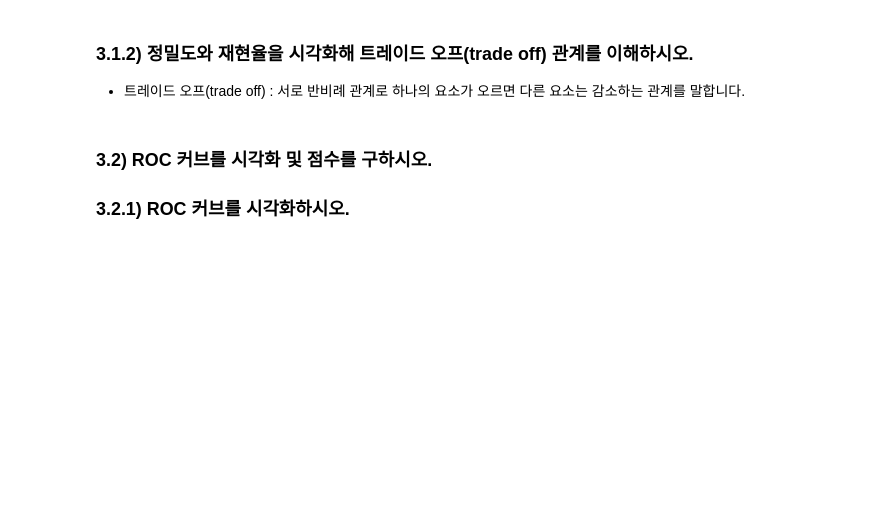
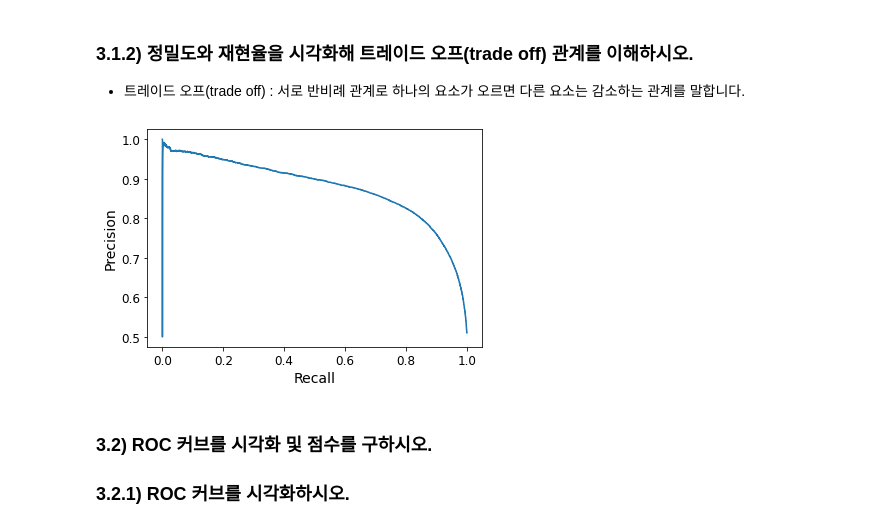
Before and after one commit to escortKwon/Advanced-AI-Education, a Jupyter notebook: 2nd Week/Exercise/Lecture_2_1.ipynb, the cells around one changed output. Drawn from its saved outputs; the diff is of its cells as text; code cells hidden in the pictures; blank space fills up the shorter version.

```diff
--- a/2nd Week/Exercise/Lecture_2_1.ipynb
+++ b/2nd Week/Exercise/Lecture_2_1.ipynb
@@ -228,6 +281,10 @@ roc_auc_score(y_train_5, y_scores)
 ### 3.1.2) 정밀도와 재현율을 시각화해 트레이드 오프(trade off) 관계를 이해하시오.
 
 * 트레이드 오프(trade off) : 서로 반비례 관계로 하나의 요소가 오르면 다른 요소는 감소하는 관계를 말합니다.
+# %%
+plot_precision_recall_curve(recalls, precisions)
+# %% [output]
+[figure, added]
 # %% [markdown]
 ### 3.2) ROC 커브를 시각화 및 점수를 구하시오.
 ### 3.2.1) ROC 커브를 시각화하시오.
```
Also changed, not shown: parts of 23 cells of this notebook.
